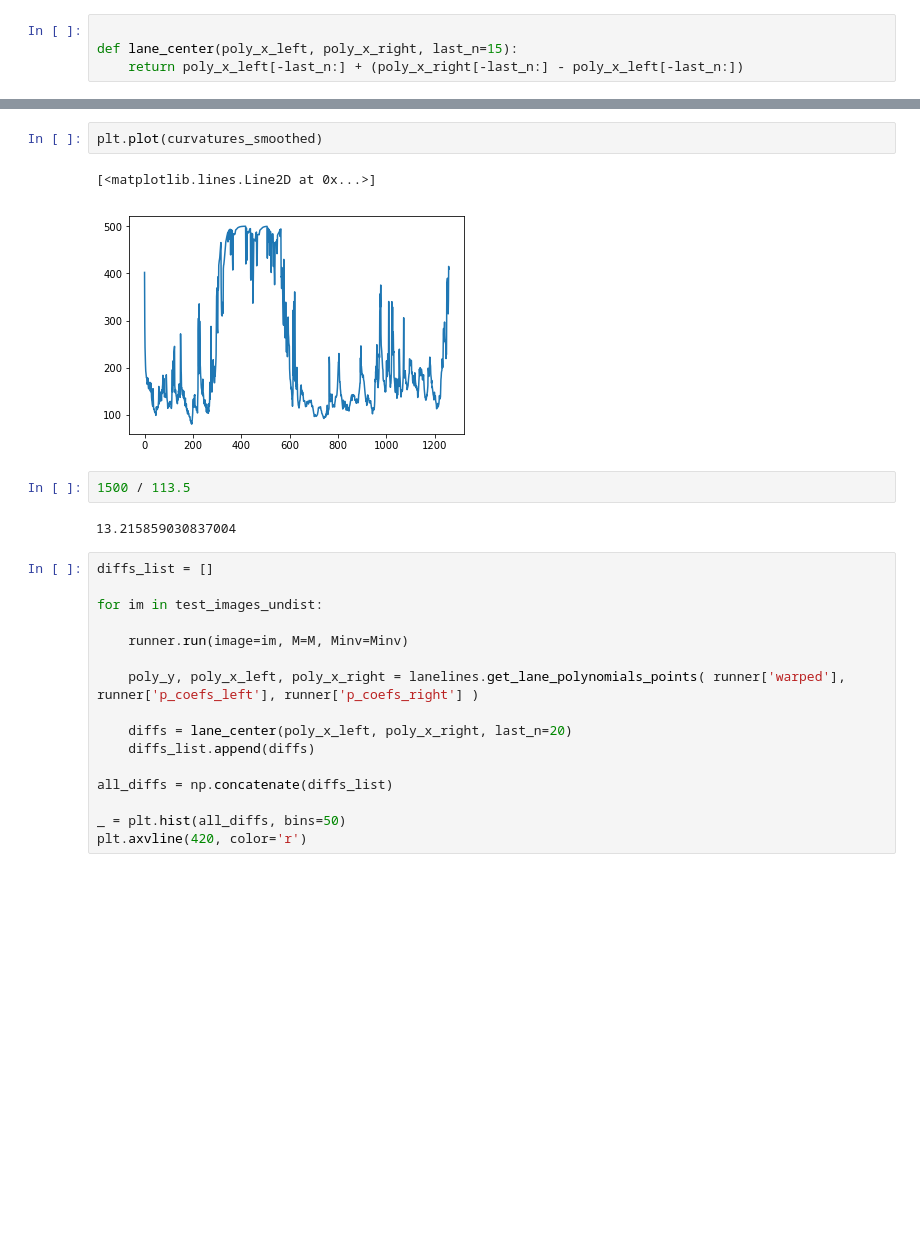
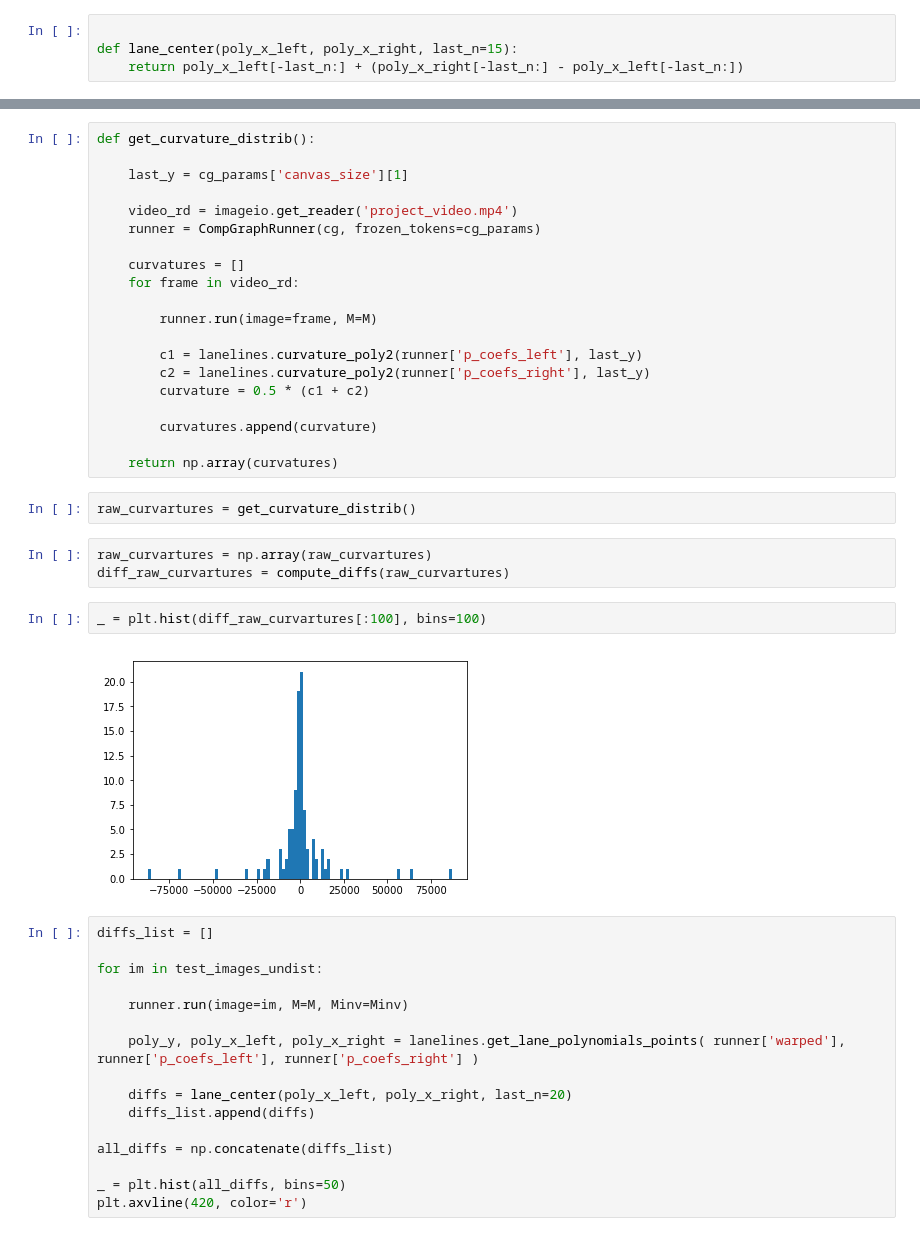
Before and after one commit to semeniuta/CarND-Advanced-Lane-Lines, a Jupyter notebook: 8_curvature_and_pos.ipynb, the cells around one changed output, grey strips where cells are left out. Drawn from its saved outputs; the diff is of its cells as text; blank space fills up the shorter version.

```diff
--- a/8_curvature_and_pos.ipynb
+++ b/8_curvature_and_pos.ipynb
@@ -117,12 +115,32 @@ plt.plot(curvatures_singleim, color='r')
-# %%
-plt.plot(curvatures_smoothed)
-# %% [output]
-[<matplotlib.lines.Line2D at 0x...>]
-[figure, removed]
-# %%
-1500 / 113.5
-# %% [output]
-13.215859030837004
+# %%
+def get_curvature_distrib():
+
+    last_y = cg_params['canvas_size'][1]
+
+    video_rd = imageio.get_reader('project_video.mp4')
+    runner = CompGraphRunner(cg, frozen_tokens=cg_params)
+
+    curvatures = []
+    for frame in video_rd:
+
+        runner.run(image=frame, M=M)
+
+        c1 = lanelines.curvature_poly2(runner['p_coefs_left'], last_y)
+        c2 = lanelines.curvature_poly2(runner['p_coefs_right'], last_y)
+        curvature = 0.5 * (c1 + c2)
+
+        curvatures.append(curvature)
+
+    return np.array(curvatures)
+# %%
+raw_curvartures = get_curvature_distrib()
+# %%
+raw_curvartures = np.array(raw_curvartures)
+diff_raw_curvartures = compute_diffs(raw_curvartures)
+# %%
+_ = plt.hist(diff_raw_curvartures[:100], bins=100)
+# %% [output]
+[figure, added]
 # %%
 diffs_list = []
 
```
Also changed, not shown: parts of 3 cells of this notebook, 1 other file.
